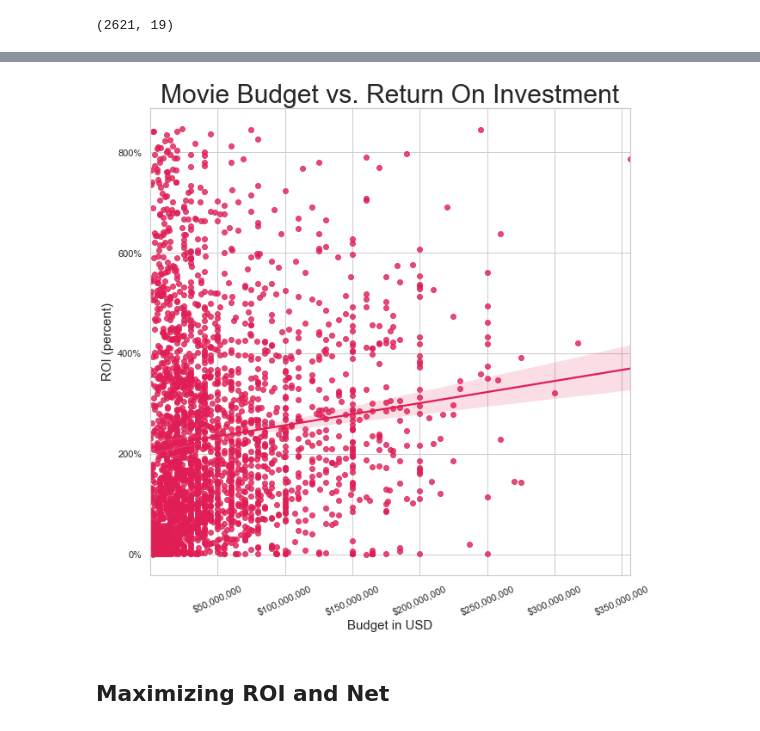
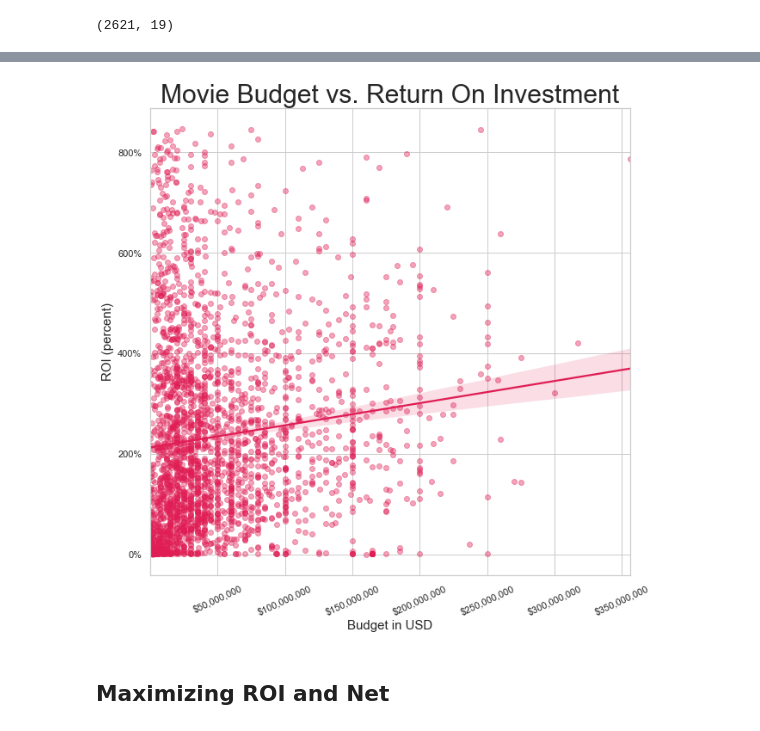
Before and after one commit to AnyOldRandomNameWillDOo/Module-1-Final-Project, a Jupyter notebook: Main Notebook.ipynb, the cells around one changed output, grey strips where cells are left out. Saved outputs shown, nothing was run; the diff lists cells and outputs as text; code cells hidden in the pictures.

```diff
--- a/Main Notebook.ipynb
+++ b/Main Notebook.ipynb
@@ -589,30 +589,30 @@ df_roi_fixed.sort_values('ROI', ascending=False).head()
 # %%
 # Rerunning the budget vs ROI plot now that the outliers are removed
 # There is a positive trend between budget and ROI
 
 # Pulling out the fig and axes and setting the fig size
 fig, ax = plt.subplots(figsize=(10,10))
 # Plotting the graph
-sns.regplot(x="Budget", y="ROI", data=df_roi_fixed, ax=ax, color="#e01e55")
+sns.regplot(x="Budget", y="ROI", data=df_roi_fixed, ax=ax, scatter_kws={'alpha':0.4}, color="#e01e55")
 
 # Formatting the xticks so that the money will display with $ and commas
 fmt1 = '${x:,.0f}'
 tick1 = mtick.StrMethodFormatter(fmt1)
 ax.xaxis.set_major_formatter(tick1)
 
 # Formatting the yticks so that the values will display with a %
 fmt2 = '{x:.0f}%'
 tick2 = mtick.StrMethodFormatter(fmt2)
 ax.yaxis.set_major_formatter(tick2)
 
 # Setting the labels, title, and font sizes
 ax.set_ylabel('ROI (percent)', fontsize=15)
 ax.set_xlabel('Budget in USD', fontsize=15)
 ax.set_title('Movie Budget vs. Return On Investment', fontsize=30)
 # Rotating the x ticks
 plt.xticks(rotation=25);
 # %% [output]
-[figure, old version]
+[figure, new version]
 # %% [markdown]
 ## Maximizing ROI and Net
 # %% [markdown]
```
Also changed, not shown: parts of 51 cells of this notebook.
